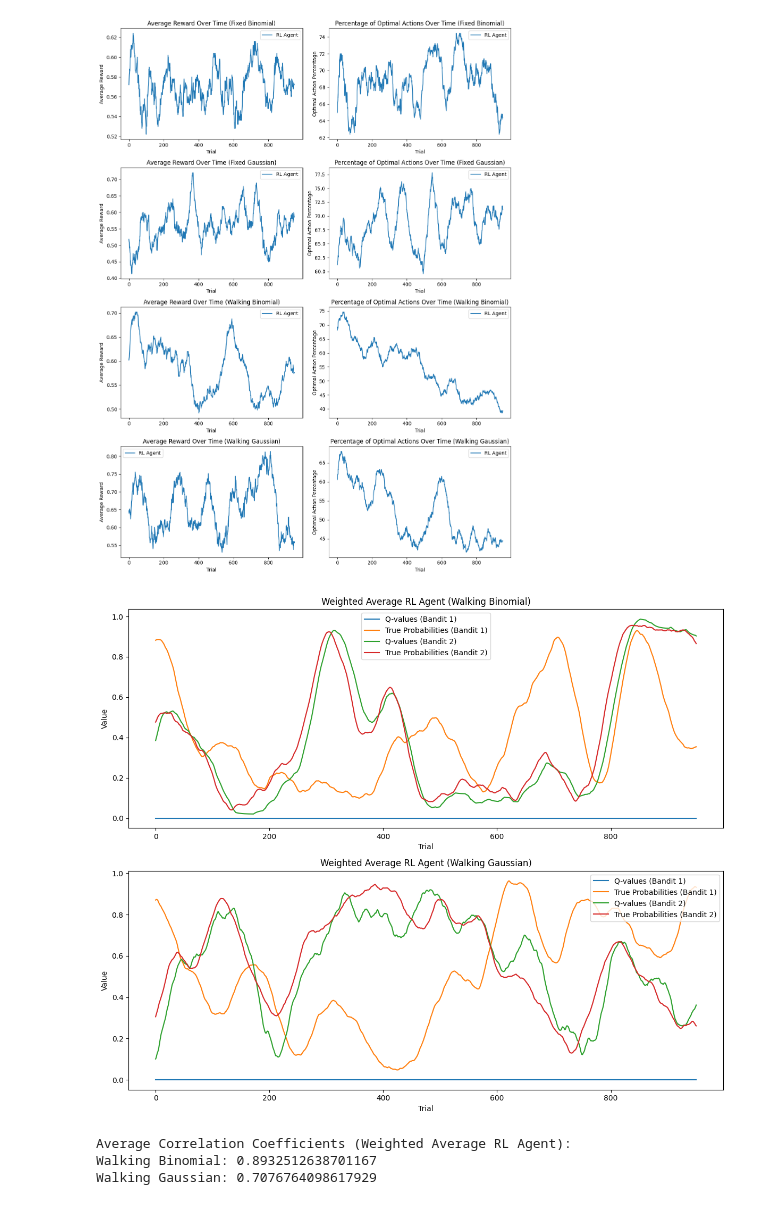
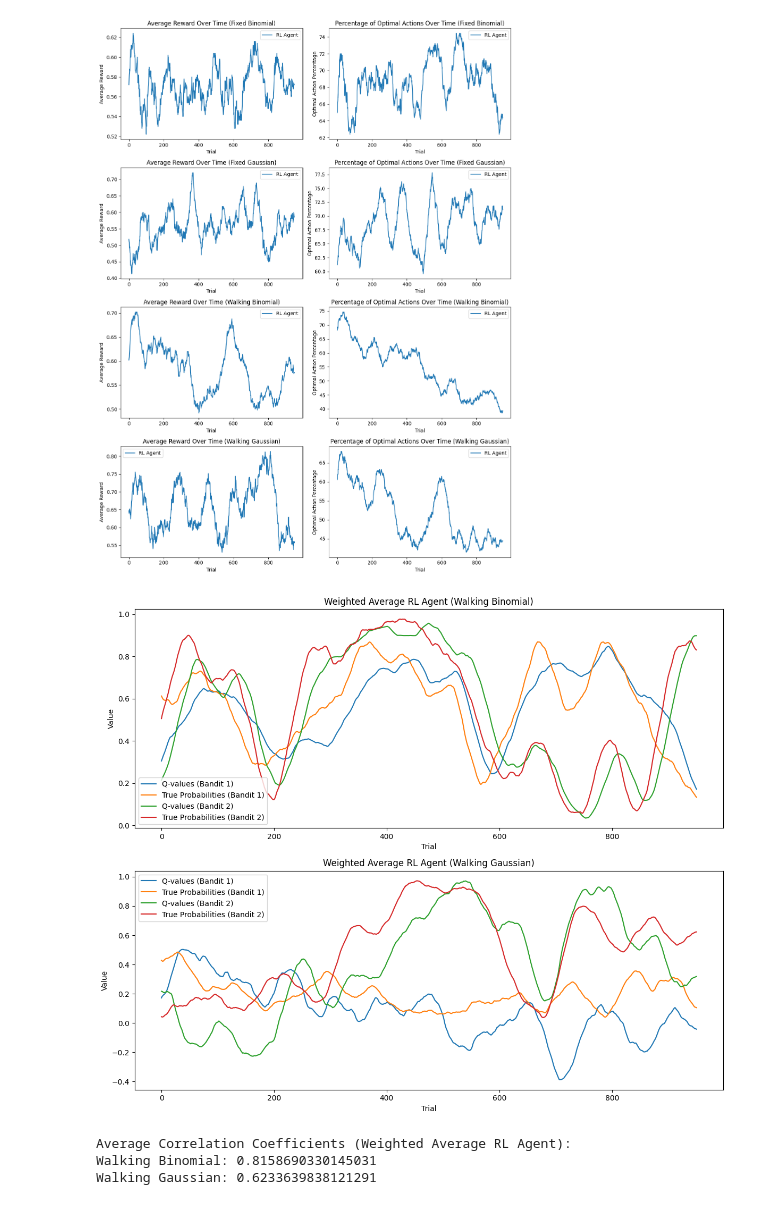
Before and after one commit to JesseK18/CM_RL, a Jupyter notebook: CM_RL-main/CogMod24_bandit_student.ipynb, the cells around one changed output. Drawn from its saved outputs; the diff is of its cells as text; code cells hidden in the pictures.

```diff
--- a/CM_RL-main/CogMod24_bandit_student.ipynb
+++ b/CM_RL-main/CogMod24_bandit_student.ipynb
@@ -842,7 +842,7 @@ for bandit_idx, bandit_type in enumerate(bandit_types):
 
             for iT in range(n_trials):
                 # Weighted average agent
-                action_choice = action_softm(values, beta)
+                action = action_softm(values, beta)
                 reward= rewards[iT]
                 values = action_weighted_average(values, alpha, reward, action)
                 q_values[bandit_idx, iA, bandit, iT] = values[bandit]
@@ -868,34 +868,34 @@ avg_z = np.nanmean(z, axis=(1, 2))
 
 # Transform back to correlation coefficients
 avg_correlations = np.tanh(avg_z)
 
 # Plotting Q-values and reward probabilities
 fig, axs = plt.subplots(2, 1, figsize=(12, 10))
 
 for bandit_idx, bandit_type in enumerate(bandit_types):
     for bandit in range(n_bandits):
         # Calculate moving averages
         smoothed_q_values = moving_average(q_values[bandit_idx, 0, bandit, :], window_size)
         smoothed_true_probs = moving_average(true_probs[bandit_idx, 0, bandit, :], window_size)
 
         # Plot Q-values and reward probabilities for weighted average agent
         axs[bandit_idx].plot(smoothed_q_values, label=f'Q-values (Bandit {bandit+1})')
         axs[bandit_idx].plot(smoothed_true_probs, label=f'True Probabilities (Bandit {bandit+1})')
         axs[bandit_idx].set_title(f'Weighted Average RL Agent ({bandit_type})')
         axs[bandit_idx].set_xlabel('Trial')
         axs[bandit_idx].set_ylabel('Value')
         axs[bandit_idx].legend()
 
 
 plt.tight_layout()
 plt.show()
 
 # Print average correlation coefficients
 print("Average Correlation Coefficients (Weighted Average RL Agent):")
 for bandit_idx, bandit_type in enumerate(bandit_types):
     print(f"{bandit_type}: {avg_correlations[bandit_idx]}")
 # %% [output]
-[figure, old version]
+[figure, new version]
 Average Correlation Coefficients (Weighted Average RL Agent):
-Walking Binomial: 0.8932512638701167
-Walking Gaussian: 0.7076764098617929
+Walking Binomial: 0.8158690330145031
+Walking Gaussian: 0.6233639838121291
```
